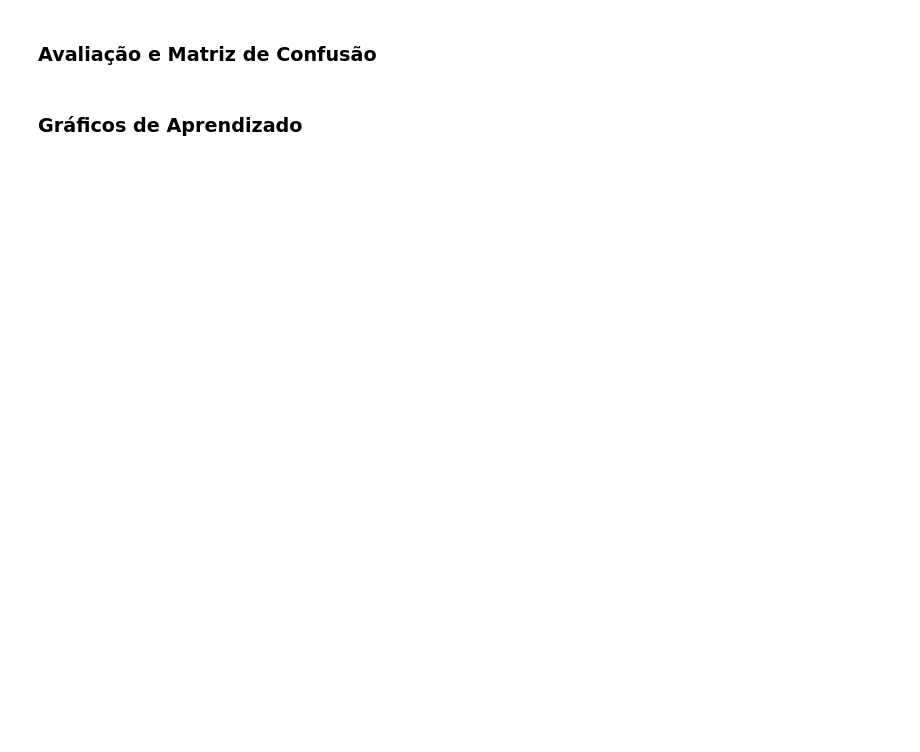
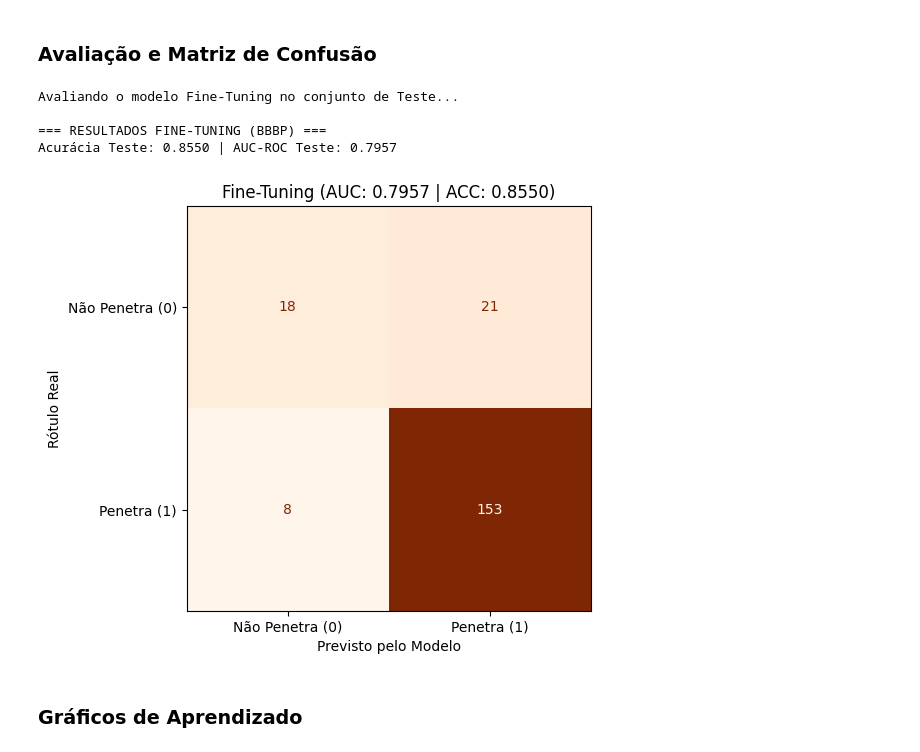
Before and after one commit to PedroVentura21/DL-Proj2, a Jupyter notebook: 2_BBBP.ipynb, the cells around one changed output. Drawn from its saved outputs; the diff is of its cells as text; code cells hidden in the pictures; blank space fills up the shorter version.

```diff
--- a/2_BBBP.ipynb
+++ b/2_BBBP.ipynb
@@ -486,27 +486,33 @@ Epoch 6/53
 # %%
 # Carrega os melhores pesos do modelo pré-treinado
 finetuning_model.load_weights('best_finetuning_bbbp.weights.h5')
 
 # Extração de métricas de teste
 print("Avaliando o modelo Fine-Tuning no conjunto de Teste...")
 loss_ft, acc_ft, auc_ft = finetuning_model.evaluate(test_dataset, verbose=0)
 
 # Predições do Fine-Tuning (usando o y_true extraído na célula do Baseline)
 pred_ft = finetuning_model.predict(test_dataset, verbose=0)
 cm_ft = confusion_matrix(y_true, (pred_ft > 0.5).astype(int))
 
 print("\n=== RESULTADOS FINE-TUNING (BBBP) ===")
 print(f"Acurácia Teste: {acc_ft:.4f} | AUC-ROC Teste: {auc_ft:.4f}")
 
 # Plotagem da Matriz de Confusão em Imagem
 plt.figure(figsize=(6, 5))
 disp_ft = ConfusionMatrixDisplay(confusion_matrix=cm_ft, display_labels=labels_bbbp)
 disp_ft.plot(ax=plt.gca(), cmap='Oranges', values_format='d', colorbar=False)
-plt.title(f'Fine-Tuning (AUC: {auc_ft:.4f})')
+plt.title(f'Fine-Tuning (AUC: {auc_ft:.4f} | ACC: {acc_ft:.4f})')
 plt.xlabel('Previsto pelo Modelo')
 plt.ylabel('Rótulo Real')
 plt.tight_layout()
 plt.show()
+# %% [output]
+Avaliando o modelo Fine-Tuning no conjunto de Teste...
+
+=== RESULTADOS FINE-TUNING (BBBP) ===
+Acurácia Teste: 0.8550 | AUC-ROC Teste: 0.7957
+[figure, added]
 # %% [markdown]
 ### Gráficos de Aprendizado
 # %%
```
Also changed, not shown: parts of 4 cells of this notebook.
